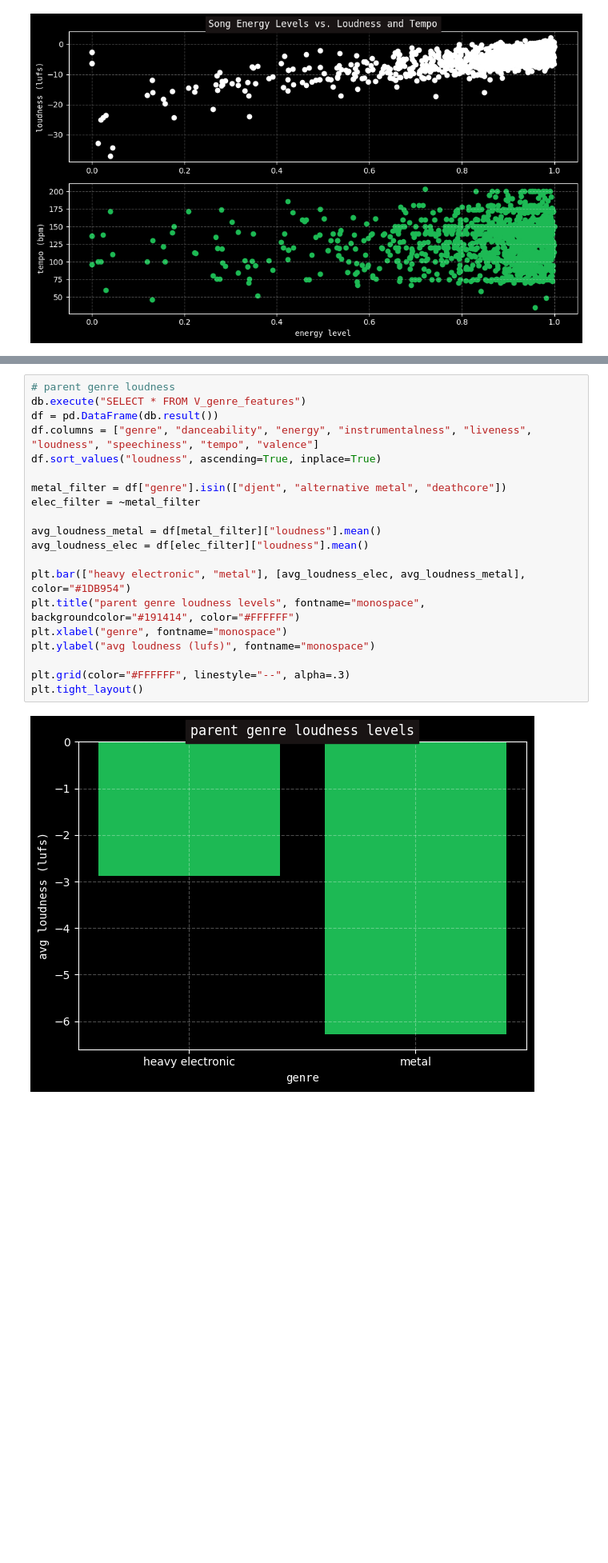
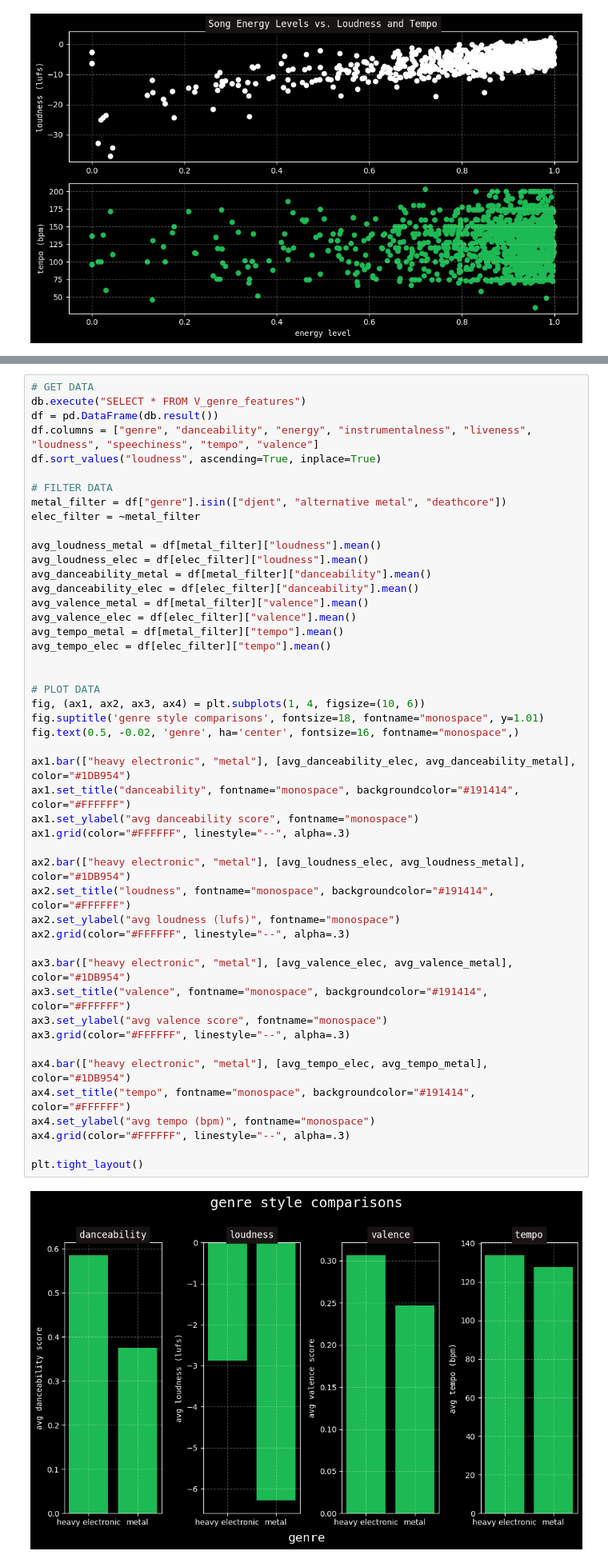
Before and after one commit to nick-esqueda/vanguard_de_project, a Jupyter notebook: visualizations.ipynb, the cells around one changed output, grey strips where cells are left out. Shown: that part at 80% size. Drawn from its saved outputs; the diff is of its cells as text; blank space fills up the shorter version.

Commit message:
added other metrics to genre loudness comparison visualization

```diff
--- a/visualizations.ipynb
+++ b/visualizations.ipynb
@@ -45,27 +45,54 @@ fig.tight_layout()
 # %% [output]
 [figure]
 # %%
-# parent genre loudness
+# GET DATA
 db.execute("SELECT * FROM V_genre_features")
 df = pd.DataFrame(db.result())
 df.columns = ["genre", "danceability", "energy", "instrumentalness", "liveness", "loudness", "speechiness", "tempo", "valence"]
 df.sort_values("loudness", ascending=True, inplace=True)
 
+# FILTER DATA
 metal_filter = df["genre"].isin(["djent", "alternative metal", "deathcore"])
 elec_filter = ~metal_filter
 
 avg_loudness_metal = df[metal_filter]["loudness"].mean()
 avg_loudness_elec = df[elec_filter]["loudness"].mean()
+avg_danceability_metal = df[metal_filter]["danceability"].mean()
+avg_danceability_elec = df[elec_filter]["danceability"].mean()
+avg_valence_metal = df[metal_filter]["valence"].mean()
+avg_valence_elec = df[elec_filter]["valence"].mean()
+avg_tempo_metal = df[metal_filter]["tempo"].mean()
+avg_tempo_elec = df[elec_filter]["tempo"].mean()
 
-plt.bar(["heavy electronic", "metal"], [avg_loudness_elec, avg_loudness_metal], color="#1DB954")
-plt.title("parent genre loudness levels", fontname="monospace", backgroundcolor="#191414", color="#FFFFFF")
-plt.xlabel("genre", fontname="monospace")
-plt.ylabel("avg loudness (lufs)", fontname="monospace")
 
-plt.grid(color="#FFFFFF", linestyle="--", alpha=.3)
+# PLOT DATA
+fig, (ax1, ax2, ax3, ax4) = plt.subplots(1, 4, figsize=(10, 6))
+fig.suptitle('genre style comparisons', fontsize=18, fontname="monospace", y=1.01)
+fig.text(0.5, -0.02, 'genre', ha='center', fontsize=16, fontname="monospace",)
+
+ax1.bar(["heavy electronic", "metal"], [avg_danceability_elec, avg_danceability_metal], color="#1DB954")
+ax1.set_title("danceability", fontname="monospace", backgroundcolor="#191414", color="#FFFFFF")
+ax1.set_ylabel("avg danceability score", fontname="monospace")
+ax1.grid(color="#FFFFFF", linestyle="--", alpha=.3)
+
+ax2.bar(["heavy electronic", "metal"], [avg_loudness_elec, avg_loudness_metal], color="#1DB954")
+ax2.set_title("loudness", fontname="monospace", backgroundcolor="#191414", color="#FFFFFF")
+ax2.set_ylabel("avg loudness (lufs)", fontname="monospace")
+ax2.grid(color="#FFFFFF", linestyle="--", alpha=.3)
+
+ax3.bar(["heavy electronic", "metal"], [avg_valence_elec, avg_valence_metal], color="#1DB954")
+ax3.set_title("valence", fontname="monospace", backgroundcolor="#191414", color="#FFFFFF")
+ax3.set_ylabel("avg valence score", fontname="monospace")
+ax3.grid(color="#FFFFFF", linestyle="--", alpha=.3)
+
+ax4.bar(["heavy electronic", "metal"], [avg_tempo_elec, avg_tempo_metal], color="#1DB954")
+ax4.set_title("tempo", fontname="monospace", backgroundcolor="#191414", color="#FFFFFF")
+ax4.set_ylabel("avg tempo (bpm)", fontname="monospace")
+ax4.grid(color="#FFFFFF", linestyle="--", alpha=.3)
+
 plt.tight_layout()
 # %% [output]
-[figure, old version]
+[figure, new version]
 # %%
 db.execute("SELECT * FROM V_genre_features")
 df = pd.DataFrame(db.result())
```
Also changed, not shown: parts of 1 cell of this notebook.
